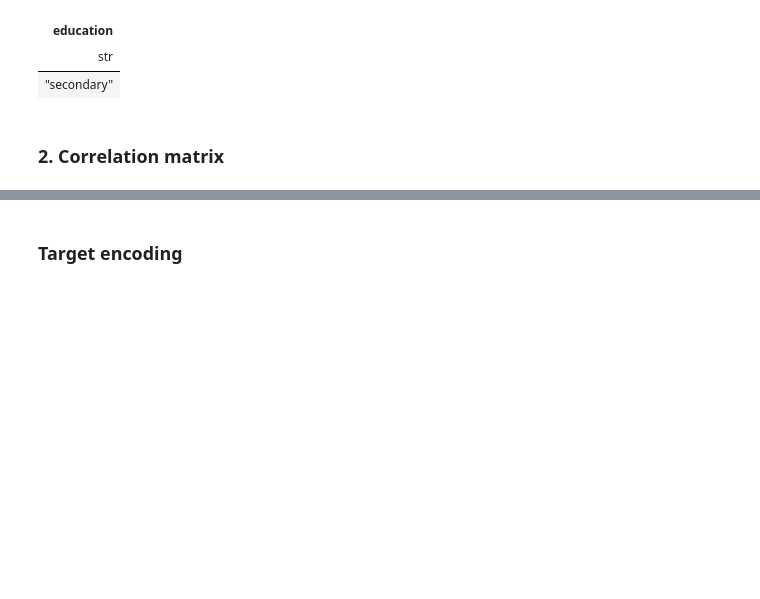
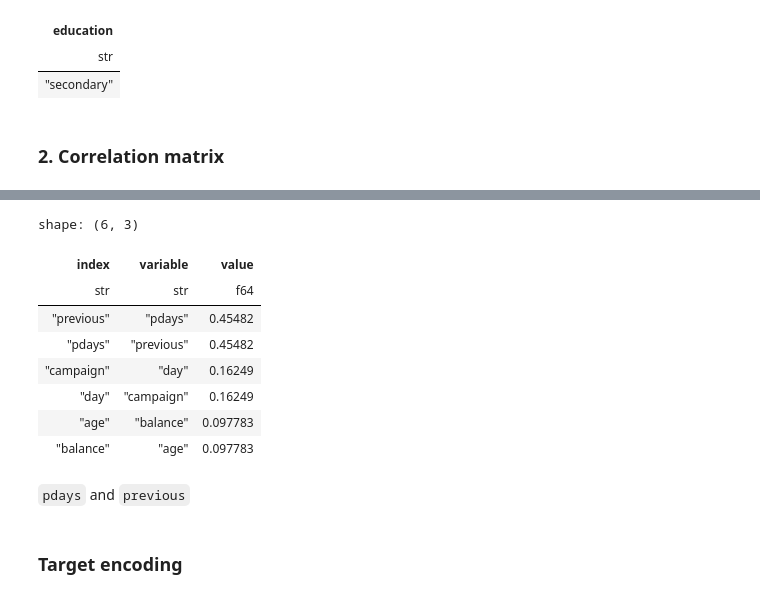
Before and after one commit to NikkiSatmaka/ml-zoomcamp, a Jupyter notebook: notebooks/homework_03.ipynb, the cells around one changed output, grey strips where cells are left out. Saved outputs shown, nothing was run; the diff lists cells and outputs as text; code cells hidden in the pictures; blank space fills up the shorter version.

```diff
--- a/notebooks/homework_03.ipynb
+++ b/notebooks/homework_03.ipynb
@@ -147,13 +142,5 @@ df_corr = (
     df.select(pl.col(numerical))
     .corr()
     .with_columns(pl.Series(numerical).alias("index"))
-    .unpivot(index="index")
-    .filter(pl.col("index") != pl.col("variable"))
-    .select(
-        (pl.col("index") + "-" + pl.col("variable")).alias("vars"),
-        pl.col("value"),
-        pl.col("value").abs().alias("abs_value"),
-    )
-    .unique(pl.col("vars"))
-    .sort("abs_value", descending=True)
 )
+df_corr_long = df_corr.unpivot(index="index")
@@ -190,2 +168,18 @@ shape: (42, 3)
+# %%
+df_corr_long.filter(pl.col("index") != pl.col("variable")).sort(
+    "value", descending=True
+)[:6]
+# %% [output]
+shape: (6, 3)
+| index | variable | value |
+| str | str | f64 |
+| "previous" | "pdays" | 0.45482 |
+| "pdays" | "previous" | 0.45482 |
+| "campaign" | "day" | 0.16249 |
+| "day" | "campaign" | 0.16249 |
+| "age" | "balance" | 0.097783 |
+| "balance" | "age" | 0.097783 |
+# %% [markdown]
+`pdays` and `previous`
 # %% [markdown]
 ### Target encoding
```
Also changed, not shown: parts of 15 cells of this notebook.
